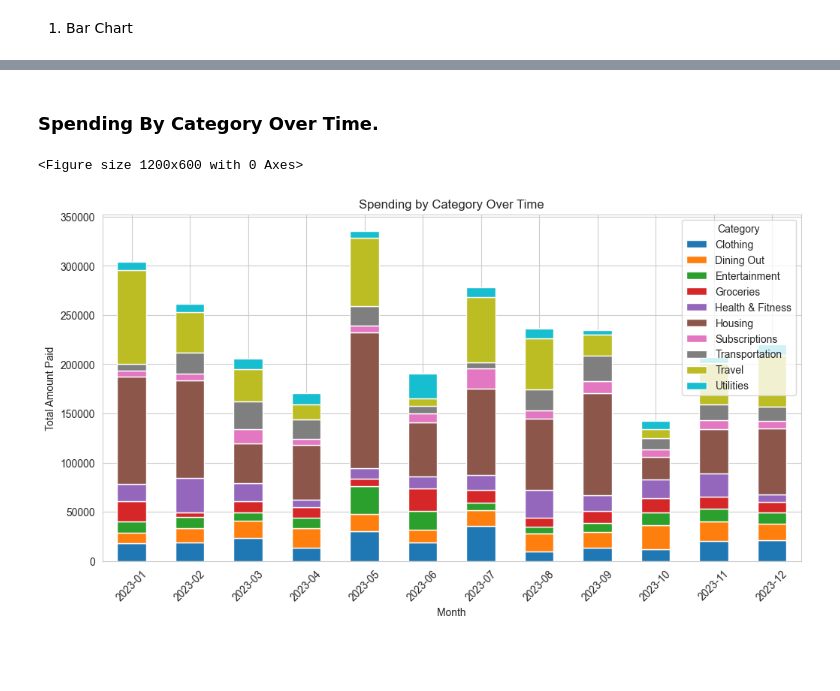
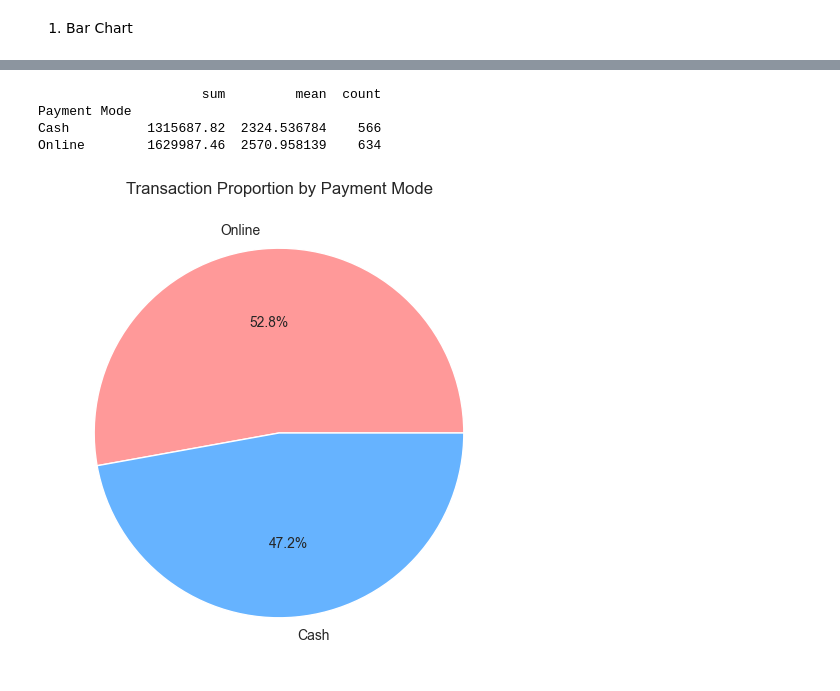
Before and after one commit to Grishthehandler/personal_expenses, a Jupyter notebook: src/expense_tracker.ipynb, the cells around one changed output, grey strips where cells are left out. Cells and saved outputs as stored; diff of their text form; code cells hidden in the pictures; blank space fills up the shorter version.

```diff
--- a/src/expense_tracker.ipynb
+++ b/src/expense_tracker.ipynb
@@ -418,23 +479,18 @@ plt.show()
-# %% [markdown]
-### Spending By Category Over Time.
-# %%
-plt.figure(figsize=(12, 6))
-
-category_monthly_spending = df.groupby([df['Date'].str[:7], 'Category'])['Amount Paid'].sum().unstack()
-
-category_monthly_spending.plot(kind='bar', stacked=True, figsize=(12, 6))
-
-plt.title('Spending by Category Over Time')
-
-plt.xlabel('Month')
-
-plt.ylabel('Total Amount Paid')
-
-plt.xticks(rotation=45)
-
-plt.legend(title='Category')
-
-plt.show()
-# %% [output]
-<Figure size 1200x600 with 0 Axes>
-[figure, removed]
+# %%
+# Group by Payment Mode
+payment_mode_stats = df.groupby('Payment Mode')['Amount Paid'].agg(['sum', 'mean', 'count'])
+print(payment_mode_stats)
+
+# Plot proportion of transactions by Payment Mode
+payment_mode_counts = df['Payment Mode'].value_counts()
+plt.figure(figsize=(6, 6))
+payment_mode_counts.plot(kind='pie', autopct='%1.1f%%', colors=['#ff9999','#66b3ff'])
+plt.title('Transaction Proportion by Payment Mode')
+plt.ylabel('')
+plt.show()
+# %% [output]
+                     sum         mean  count
+Payment Mode
+Cash          1315687.82  2324.536784    566
+Online        1629987.46  2570.958139    634
+[figure, added]
```
Also changed, not shown: parts of 18 cells of this notebook, 17 other files.
